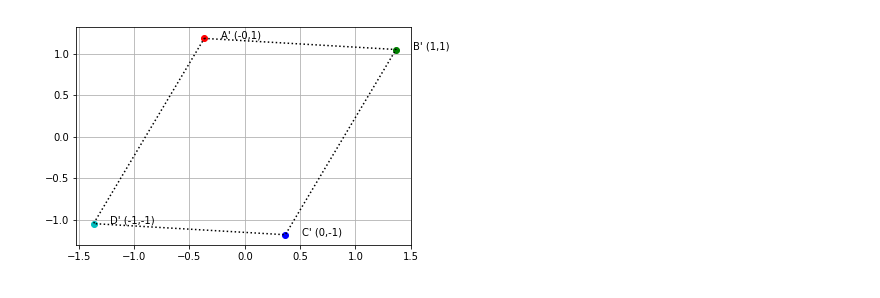
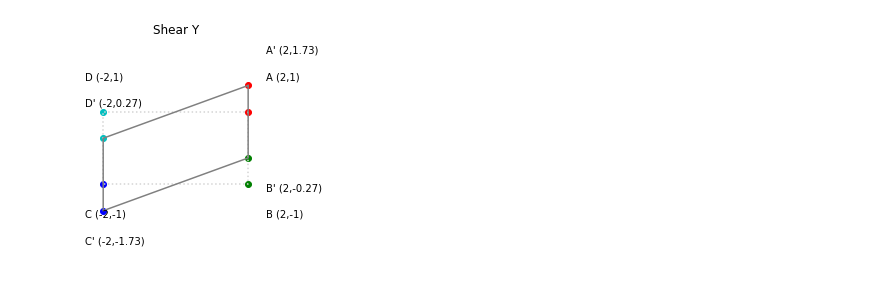
Before and after one commit to vinayshanbhag/math, a Jupyter notebook: Affine_Transformations.ipynb, the cells around one changed output. Saved outputs shown, nothing was run; the diff lists cells and outputs as text; code cells hidden in the pictures.

```diff
--- a/Affine_Transformations.ipynb
+++ b/Affine_Transformations.ipynb
@@ -77,5 +94,5 @@ draw(M @ Z, names=[f"{c}\'" for c in string.ascii_uppercase])
-# %%
-Z = R @ Shear
-draw(M @ Z, names=[f"{c}\'" for c in string.ascii_uppercase])
-# %% [output]
-[figure, removed]
+# %%
+draw(M)
+draw(M @ shear(0,pi/9), names=[f"{n}'" for n in string.ascii_uppercase], title="Shear Y", linecolor='gray', linestyle='solid')
+# %% [output]
+[figure, added]
```
Also changed, not shown: parts of 15 cells of this notebook.
